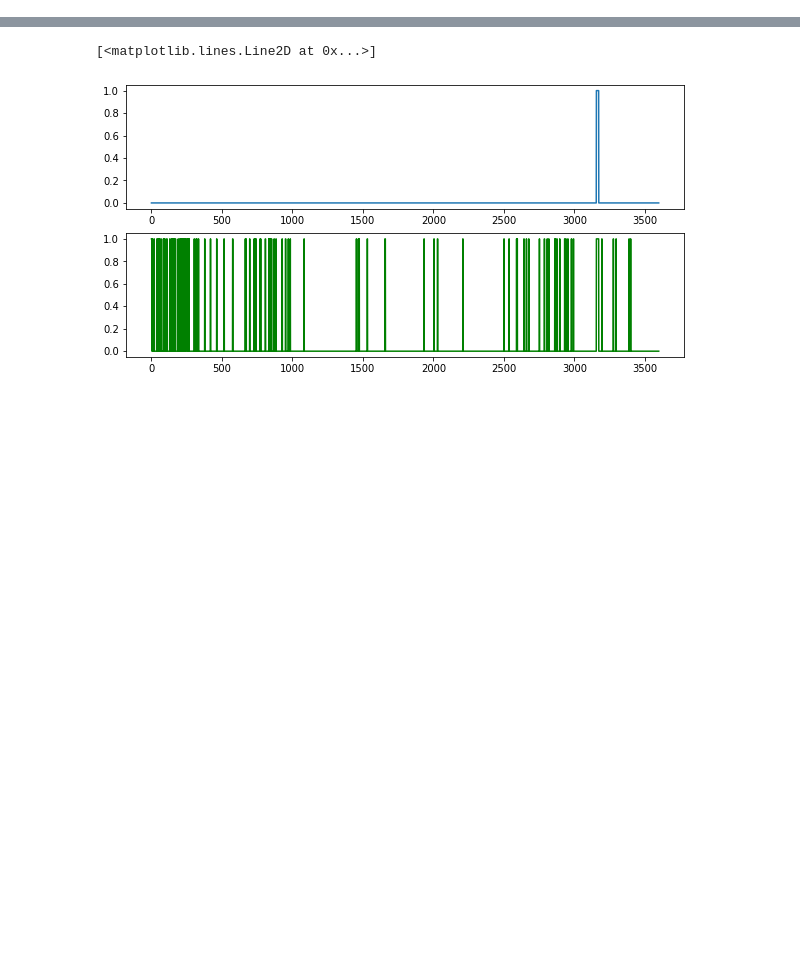
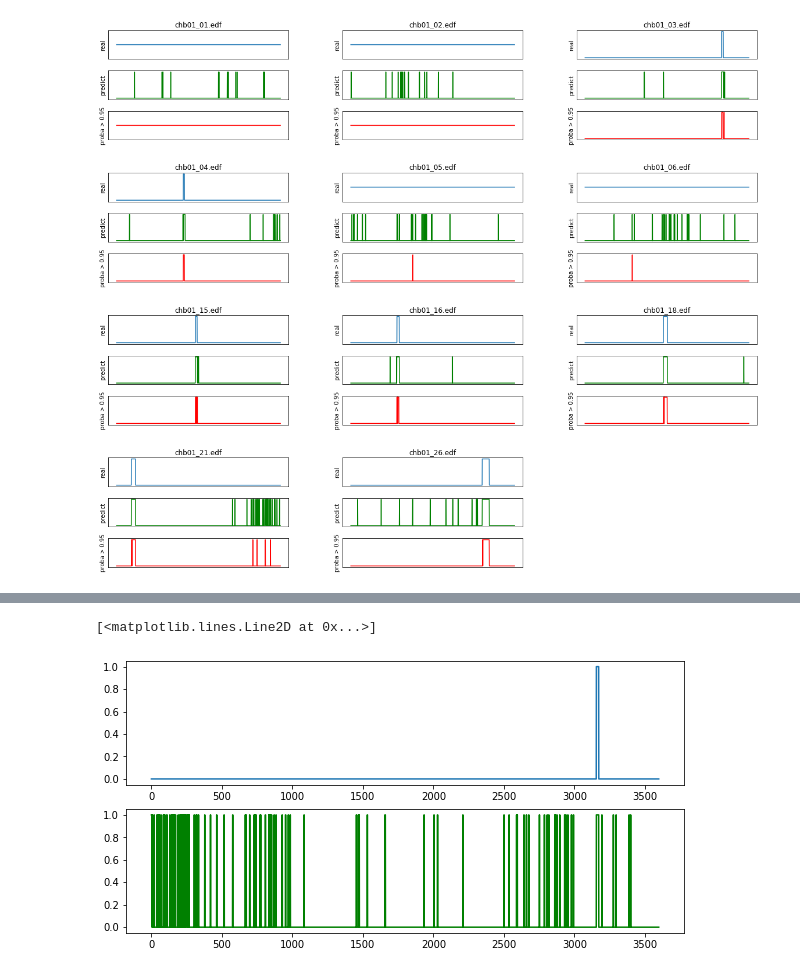
Before and after one commit to MarioRefoyo/IoT-Edge-seizure-detection, a Jupyter notebook: MLModels/detection_realtest.ipynb, the cells around one changed output, grey strips where cells are left out. Drawn from its saved outputs; the diff is of its cells as text; code cells hidden in the pictures; blank space fills up the shorter version.

Commit message:
added verification with registers

```diff
--- a/MLModels/detection_realtest.ipynb
+++ b/MLModels/detection_realtest.ipynb
@@ -272,0 +291,19 @@ def get_expression(channels):
+# %%
+f = open(dbdir + '\RECORDS-WITH-SEIZURES', 'r', encoding = 'utf-8')
+seizure_files = f.read().split('\n')
+seizure_files = list(map(lambda string: string[6:], seizure_files))
+f.close()
+
+print(os.getcwd())
+patient_seizure_files = []
+patient_non_seizure_files = []
+patient_files = sorted(registers.keys())
+for file in patient_files:
+    if file in seizure_files:
+        patient_seizure_files.append(file)
+    else:
+        patient_non_seizure_files.append(file)
+patient_non_seizure_files = patient_non_seizure_files[:min(4, len(patient_seizure_files))]
+
+patient_selected_files = patient_non_seizure_files + patient_seizure_files
+patient_selected_files
@@ -272,0 +323,81 @@ def get_expression(channels):
+# %%
+import matplotlib.gridspec as gridspec
+
+threshold = 0.95
+
+fig = plt.figure(figsize=(20, 17))
+outer = gridspec.GridSpec(len(patient_selected_files)//3+1, 3, wspace=0.3, hspace=0.3)
+
+i=0
+for key, value in registers.items():
+
+    if key in patient_selected_files:
+        os.chdir(fdir)
+
+        signals, originalfs, time = read_data(value.name, best_channels)
+        # Decimation
+        signals = signal.decimate(signals, decimationCoeff)
+        fs = originalfs//decimationCoeff
+        # Filtering
+        signals = highpass(signals, 0.5, fs)
+        signals = lowpass(signals, 49, fs)
+
+        # Truncate to generate time windows
+        signals_trunc, time, nw, N = trunc(signals, timeW, fs)
+        samples = signals_trunc.shape[1]
+
+        # Seizure vector creation
+        seizure = zeros(samples)
+        for n in range (len(value.seizures)):
+            start = value.seizures[n][0]*fs
+            end = value.seizures[n][1]*fs
+            seizure[start:end] = np.ones(end-start)
+
+        seizureW = skimage.util.view_as_windows(seizure, N, N//2)
+        seizureW = (sum(seizureW, 1) > N//2)
+
+        # Create register dataframe
+        auxdf = pd.DataFrame()
+        for channel, s in enumerate(signals_trunc):
+            # Only windows with preictal and ictal content
+            newSignal = skimage.util.view_as_windows(s, N, N//2)
+            nw = newSignal.shape[0]
+            newdf = channel_processing(newSignal, fs)
+            newdf['seizure'] = pd.Series( seizureW, index = newdf.index)
+
+        x, y = newdf[newdf.columns.difference(['seizure'])], newdf["seizure"]
+
+        os.chdir(basedir)
+        model = pickle.load(open(basedir + '\\results_detection\\rnf_{}.sav'.format(patient), 'rb'))
+        result_seizureW = model.predict(x)
+        result_seizureW_proba = model.predict_proba(x)[:,1]>threshold
+
+        #Plot inner grids
+        inner = gridspec.GridSpecFromSubplotSpec(3, 1, subplot_spec=outer[i], wspace=0.4, hspace=0.4)
+        ax = plt.Subplot(fig, inner[0])
+        ax.plot(y)
+        ax.set_ylabel('real')
+        ax.set_xticks([])
+        ax.set_yticks([])
+        ax.set_title(value.name)
+        fig.add_subplot(ax)
+
+        ax = plt.Subplot(fig, inner[1])
+        ax.plot(result_seizureW, 'g')
+        ax.set_ylabel('predict')
+        ax.set_xticks([])
+        ax.set_yticks([])
+        fig.add_subplot(ax)
+
+        ax = plt.Subplot(fig, inner[2])
+        ax.plot(result_seizureW_proba, 'r')
+        ax.set_ylabel('proba > {}'.format(threshold))
+        ax.set_xticks([])
+        ax.set_yticks([])
+        fig.add_subplot(ax)
+
+        i += 1
+
+fig.show()
+# %% [output]
+[figure, added]
```
Also changed, not shown: parts of 3 cells of this notebook, 24 other files.
